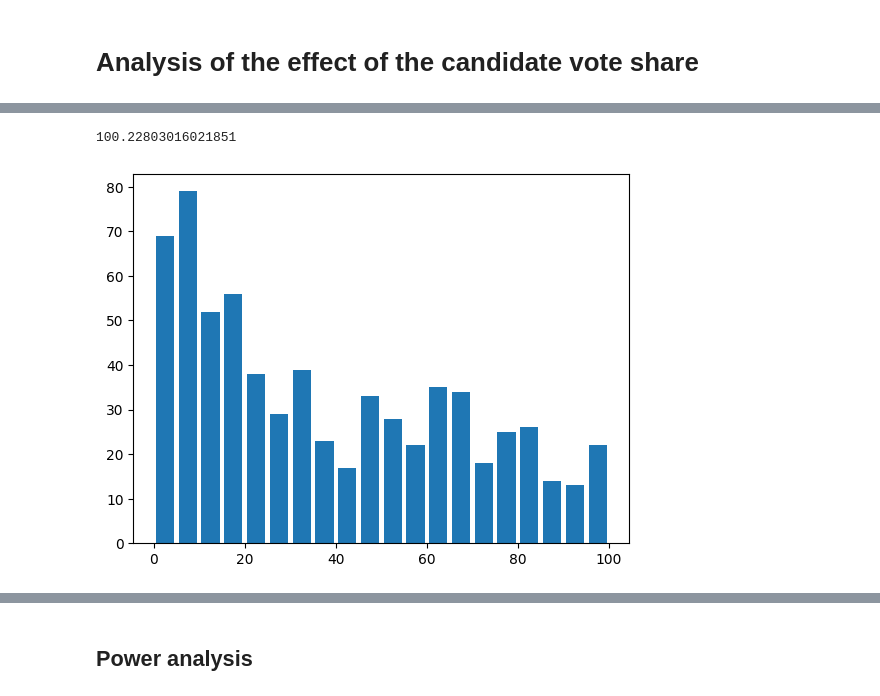
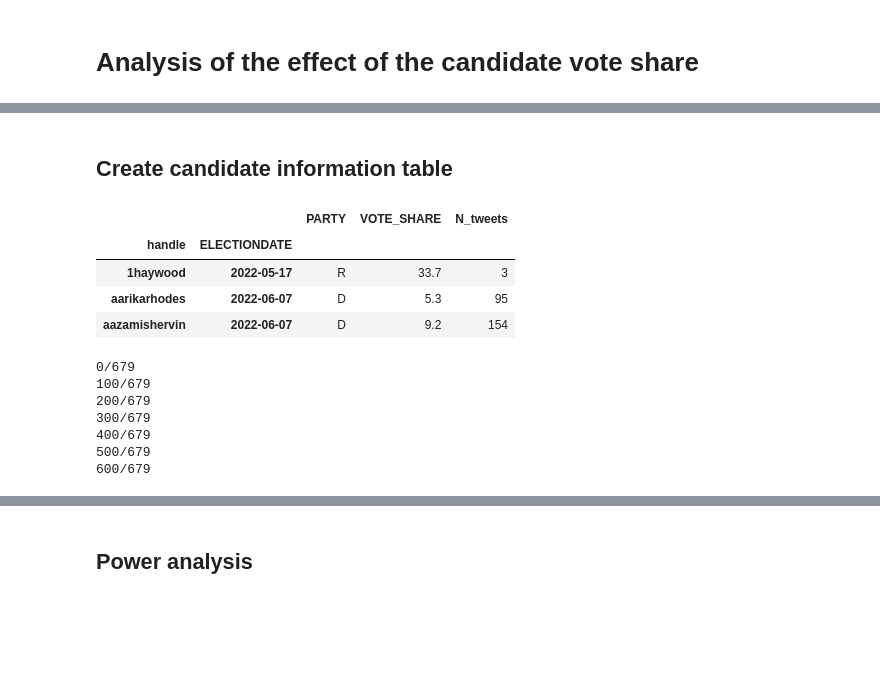
Before and after one commit to JanaLasser/honesty-midterms, a Jupyter notebook: code/analyse_vote_percent.ipynb, the cells around one changed output, grey strips where cells are left out. Saved outputs shown, nothing was run; the diff lists cells and outputs as text; code cells hidden in the pictures; blank space fills up the shorter version.

```diff
--- a/code/analyse_vote_percent.ipynb
+++ b/code/analyse_vote_percent.ipynb
@@ -205,9 +14,0 @@ knowwho_profiles["N_tweets_leadup"].mean()
-# %%
-knowwho_profiles["N_tweets_leadup"].std()
-# %% [output]
-100.22803016021851
-# %%
-fig, ax = plt.subplots()
-ax.hist(knowwho_profiles[knowwho_profiles["N_tweets_leadup"] > 0]["VOTE_SHARE"], bins=range(0, 101, 5), rwidth=0.8);
-# %% [output]
-[figure, removed]
@@ -213,0 +19,2 @@ ax.hist(knowwho_profiles[knowwho_profiles["N_tweets_leadup"] > 0]["VOTE_SHARE"],
+# %% [markdown]
+## Create candidate information table
@@ -213,0 +29,14 @@ ax.hist(knowwho_profiles[knowwho_profiles["N_tweets_leadup"] > 0]["VOTE_SHARE"],
+# %%
+candidates = tweets[["handle", "PARTY", "ELECTIONDATE", "VOTE_SHARE", "id"]]\
+    .groupby(["handle", "PARTY", "ELECTIONDATE", "VOTE_SHARE"])\
+    .count()\
+    .rename(columns={"id":"N_tweets"})\
+    .reset_index()
+candidates = candidates.set_index(["handle", "ELECTIONDATE"])
+candidates.head(3)
+# %% [output]
+|  |  | PARTY | VOTE_SHARE | N_tweets |
+| handle | ELECTIONDATE |  |  |  |
+| 1haywood | 2022-05-17 | R | 33.7 | 3 |
+| aarikarhodes | 2022-06-07 | D | 5.3 | 95 |
+| aazamishervin | 2022-06-07 | D | 9.2 | 154 |
@@ -213,0 +49,26 @@ ax.hist(knowwho_profiles[knowwho_profiles["N_tweets_leadup"] > 0]["VOTE_SHARE"],
+# %%
+# calculate the number of tweets before the election
+candidates["N_tweets_before"] = 0
+# note: it is necessary to have a double-index, since there is one candidate
+# (farrforus) who ran in two elections
+i = 0
+for handle, electiondate in candidates.index:
+    if i%100 == 0:
+        print(f"{i}/{len(candidates)}")
+    # select only tweets of the candidate from the four weeks leading up to the
+    # election date
+    candidate_tweets = tweets[tweets["handle"] == handle]
+    candidate_tweets = candidate_tweets[
+        (candidate_tweets["created_at"].dt.date <= electiondate.date()) & \
+        (candidate_tweets["created_at"].dt.date >= electiondate.date() - pd.Timedelta(days=28))
+    ]
+    candidates.loc[(handle, electiondate), "N_tweets_before"] = len(candidate_tweets)
+    i += 1
+# %% [output]
+0/679
+100/679
+200/679
+300/679
+400/679
+500/679
+600/679
```
Also changed, not shown: parts of 42 cells of this notebook, 3 other files.
